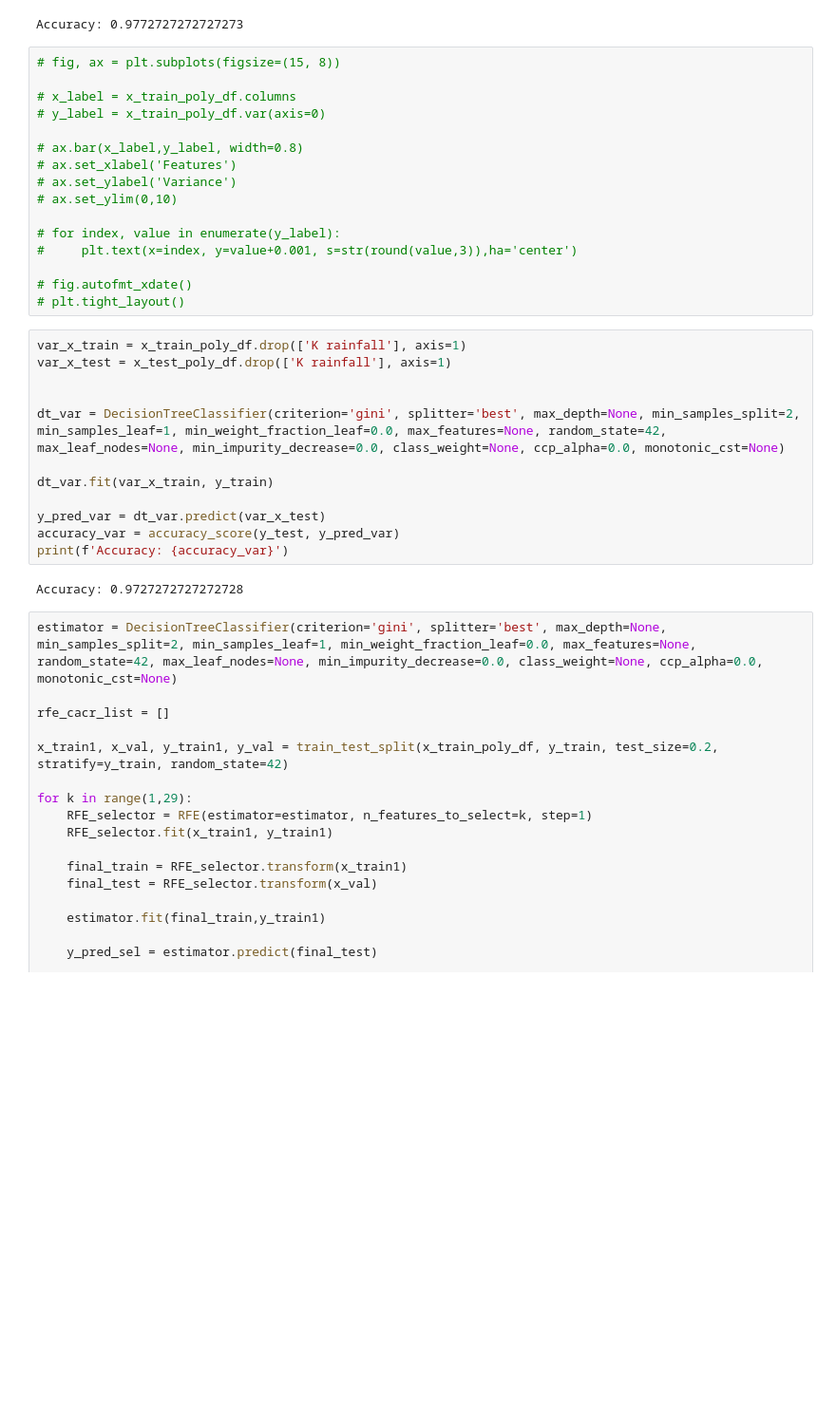
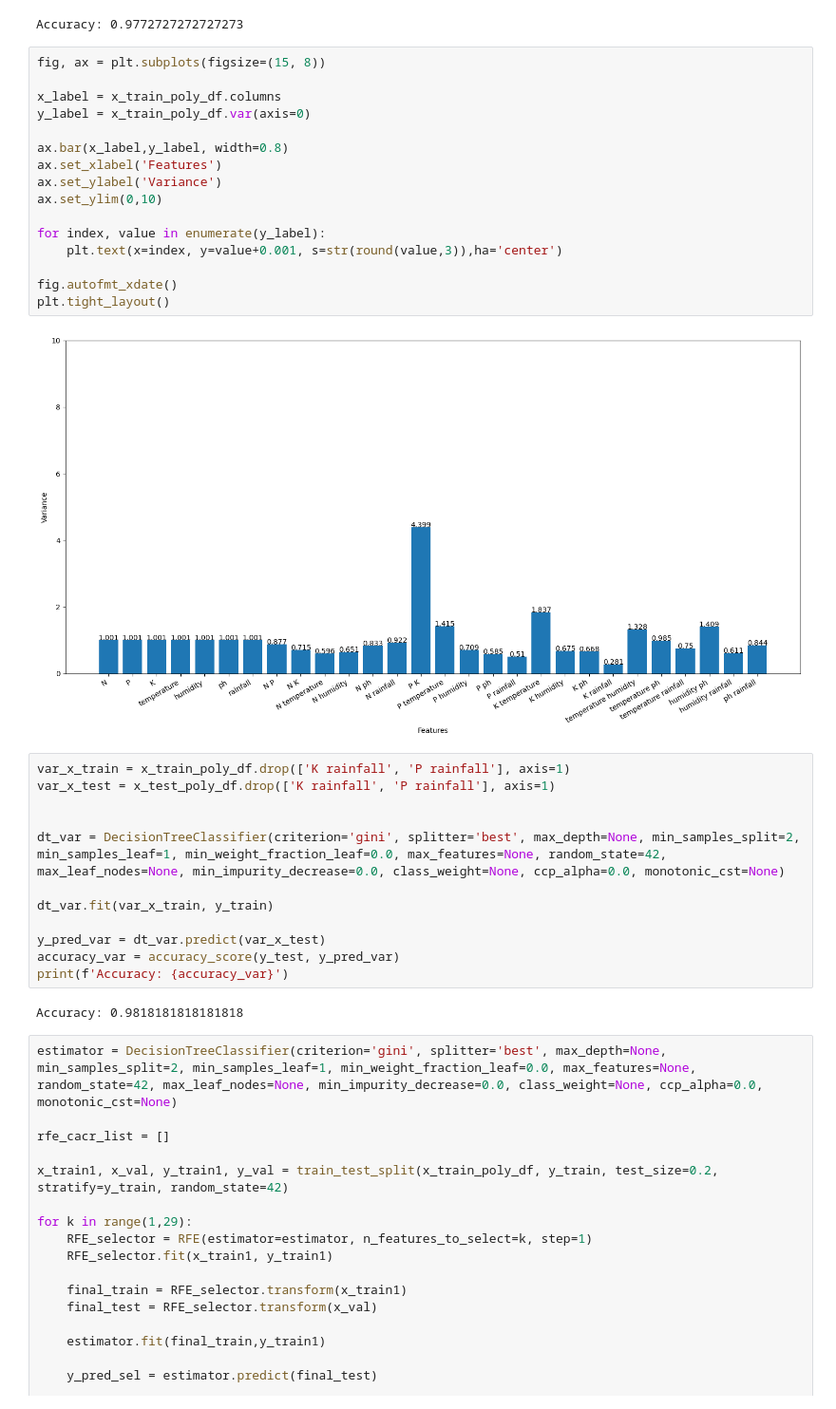
Before and after one commit to bhanurana430/Crop-recommendation-machine-learninghine-, a Jupyter notebook: main.ipynb, the cells around one changed output. Shown at 95% size. Drawn from its saved outputs; the diff is of its cells as text; blank space fills up the shorter version.

```diff
--- a/main.ipynb
+++ b/main.ipynb
@@ -328,24 +328,26 @@ print(f'Accuracy: {accuracy_poly}')
 # %% [output]
 Accuracy: 0.9772727272727273
 # %%
-# fig, ax = plt.subplots(figsize=(15, 8))
+fig, ax = plt.subplots(figsize=(15, 8))
 
-# x_label = x_train_poly_df.columns
-# y_label = x_train_poly_df.var(axis=0)
+x_label = x_train_poly_df.columns
+y_label = x_train_poly_df.var(axis=0)
 
-# ax.bar(x_label,y_label, width=0.8)
-# ax.set_xlabel('Features')
-# ax.set_ylabel('Variance')
-# ax.set_ylim(0,10)
+ax.bar(x_label,y_label, width=0.8)
+ax.set_xlabel('Features')
+ax.set_ylabel('Variance')
+ax.set_ylim(0,10)
 
-# for index, value in enumerate(y_label):
-#     plt.text(x=index, y=value+0.001, s=str(round(value,3)),ha='center')
+for index, value in enumerate(y_label):
+    plt.text(x=index, y=value+0.001, s=str(round(value,3)),ha='center')
 
-# fig.autofmt_xdate()
-# plt.tight_layout()
+fig.autofmt_xdate()
+plt.tight_layout()
+# %% [output]
+[figure, added]
 # %%
-var_x_train = x_train_poly_df.drop(['K rainfall'], axis=1)
-var_x_test = x_test_poly_df.drop(['K rainfall'], axis=1)
+var_x_train = x_train_poly_df.drop(['K rainfall', 'P rainfall'], axis=1)
+var_x_test = x_test_poly_df.drop(['K rainfall', 'P rainfall'], axis=1)
 
 
 dt_var = DecisionTreeClassifier(criterion='gini', splitter='best', max_depth=None, min_samples_split=2, min_samples_leaf=1, min_weight_fraction_leaf=0.0, max_features=None, random_state=42, max_leaf_nodes=None, min_impurity_decrease=0.0, class_weight=None, ccp_alpha=0.0, monotonic_cst=None)
@@ -356,7 +358,7 @@ y_pred_var = dt_var.predict(var_x_test)
 accuracy_var = accuracy_score(y_test, y_pred_var)
 print(f'Accuracy: {accuracy_var}')
 # %% [output]
-Accuracy: 0.9727272727272728
+Accuracy: 0.9818181818181818
 # %%
 estimator = DecisionTreeClassifier(criterion='gini', splitter='best', max_depth=None, min_samples_split=2, min_samples_leaf=1, min_weight_fraction_leaf=0.0, max_features=None, random_state=42, max_leaf_nodes=None, min_impurity_decrease=0.0, class_weight=None, ccp_alpha=0.0, monotonic_cst=None)
 
```
Also changed, not shown: parts of 11 cells of this notebook.
